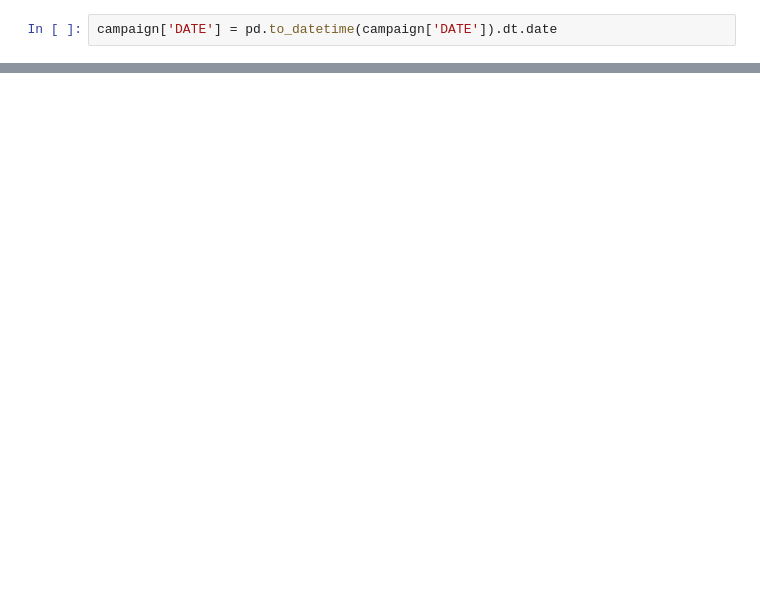
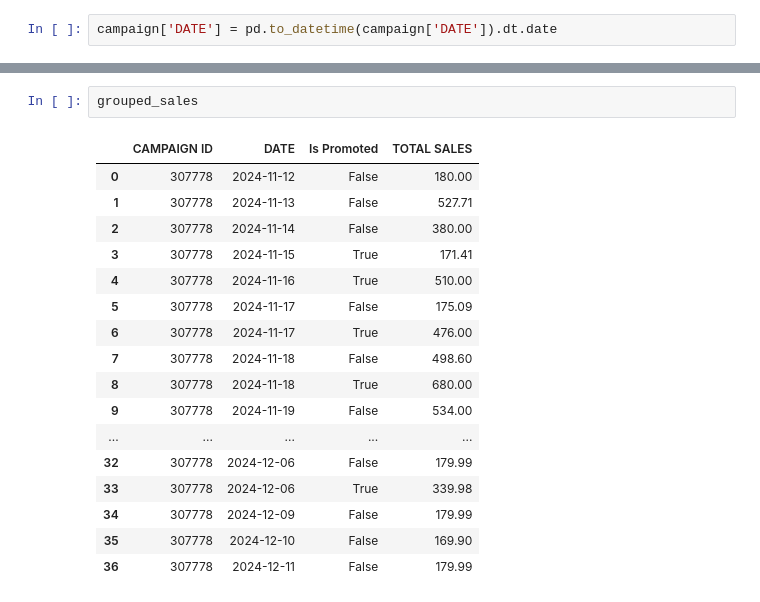
Before and after one commit to BenShieh233/promoteIQ, a Jupyter notebook: sales_vs_performance.ipynb, the cells around one changed output, grey strips where cells are left out. Saved outputs shown, nothing was run; the diff lists cells and outputs as text; blank space fills up the shorter version.

```diff
--- a/sales_vs_performance.ipynb
+++ b/sales_vs_performance.ipynb
@@ -44,0 +39,20 @@ df_merge = pd.merge(df1, df2)
+# %%
+grouped_sales
+# %% [output]
+|  | CAMPAIGN ID | DATE | Is Promoted | TOTAL SALES |
+| 0 | 307778 | 2024-11-12 | False | 180.00 |
+| 1 | 307778 | 2024-11-13 | False | 527.71 |
+| 2 | 307778 | 2024-11-14 | False | 380.00 |
+| 3 | 307778 | 2024-11-15 | True | 171.41 |
+| 4 | 307778 | 2024-11-16 | True | 510.00 |
+| 5 | 307778 | 2024-11-17 | False | 175.09 |
+| 6 | 307778 | 2024-11-17 | True | 476.00 |
+| 7 | 307778 | 2024-11-18 | False | 498.60 |
+| 8 | 307778 | 2024-11-18 | True | 680.00 |
+| 9 | 307778 | 2024-11-19 | False | 534.00 |
+| ... | ... | ... | ... | ... |
+| 32 | 307778 | 2024-12-06 | False | 179.99 |
+| 33 | 307778 | 2024-12-06 | True | 339.98 |
+| 34 | 307778 | 2024-12-09 | False | 179.99 |
+| 35 | 307778 | 2024-12-10 | False | 169.90 |
+| 36 | 307778 | 2024-12-11 | False | 179.99 |
```
Also changed, not shown: parts of 23 cells of this notebook, 5 other files.
